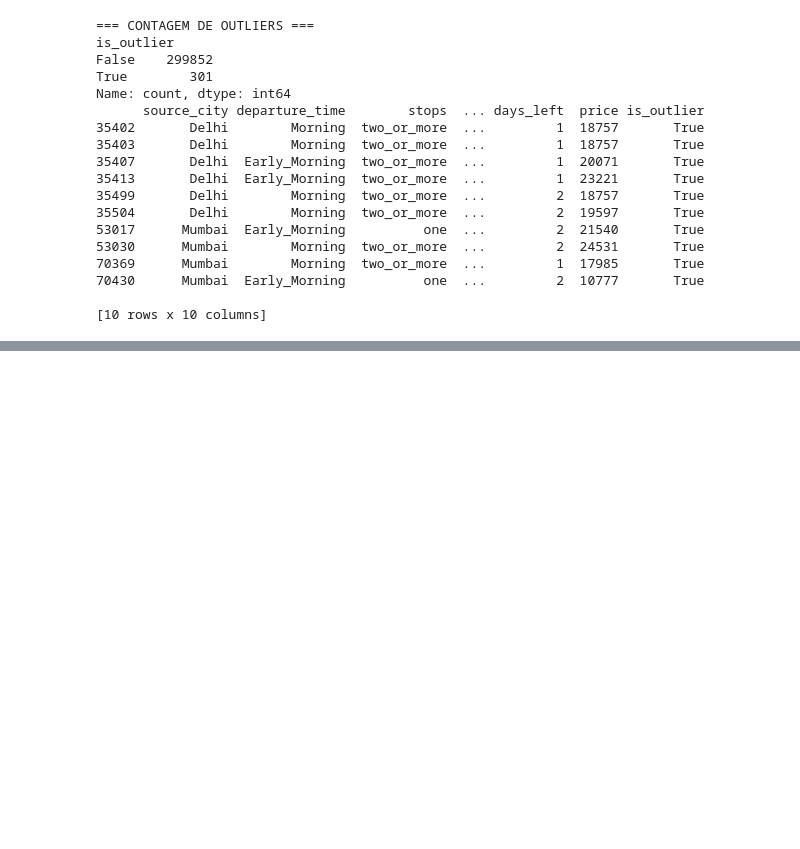
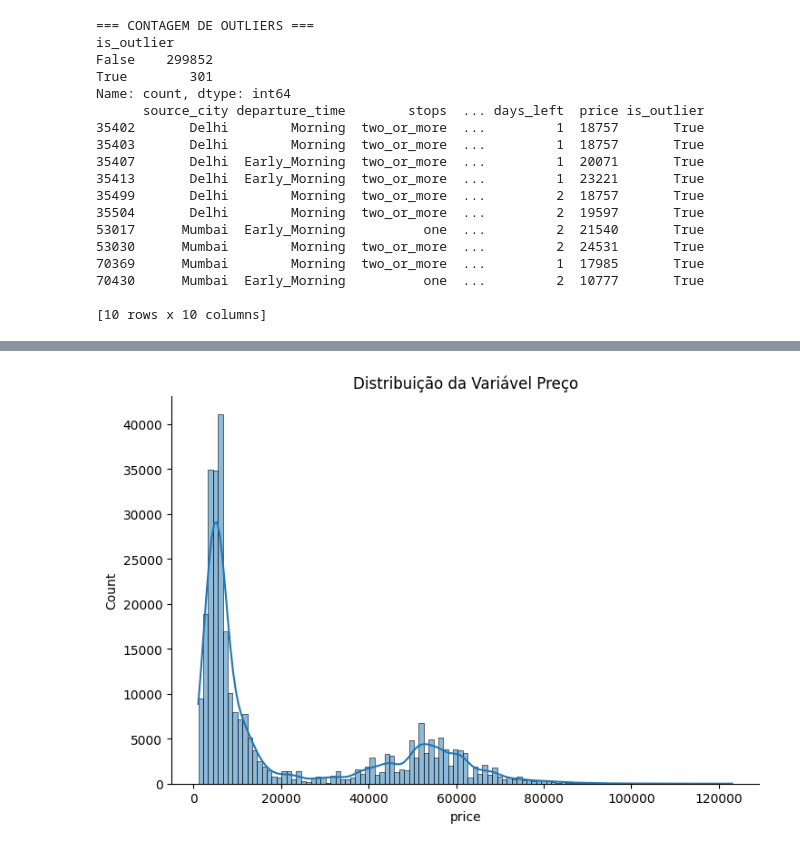
Before and after one commit to Andreirl032/flight-prediction, a Jupyter notebook: RFR.ipynb, the cells around one changed output, grey strips where cells are left out. Cells and saved outputs as stored; diff of their text form; code cells hidden in the pictures; blank space fills up the shorter version.

```diff
--- a/RFR.ipynb
+++ b/RFR.ipynb
@@ -581,0 +680,7 @@ plt.show()
+# %%
+# Substitua 'seu_target' pelo nome real da coluna alvo
+sns.displot(data=df, x='price', kde=True, aspect=1.5)
+plt.title('Distribuição da Variável Preço')
+plt.show()
+# %% [output]
+[figure, added]
```
Also changed, not shown: parts of 26 cells of this notebook.
